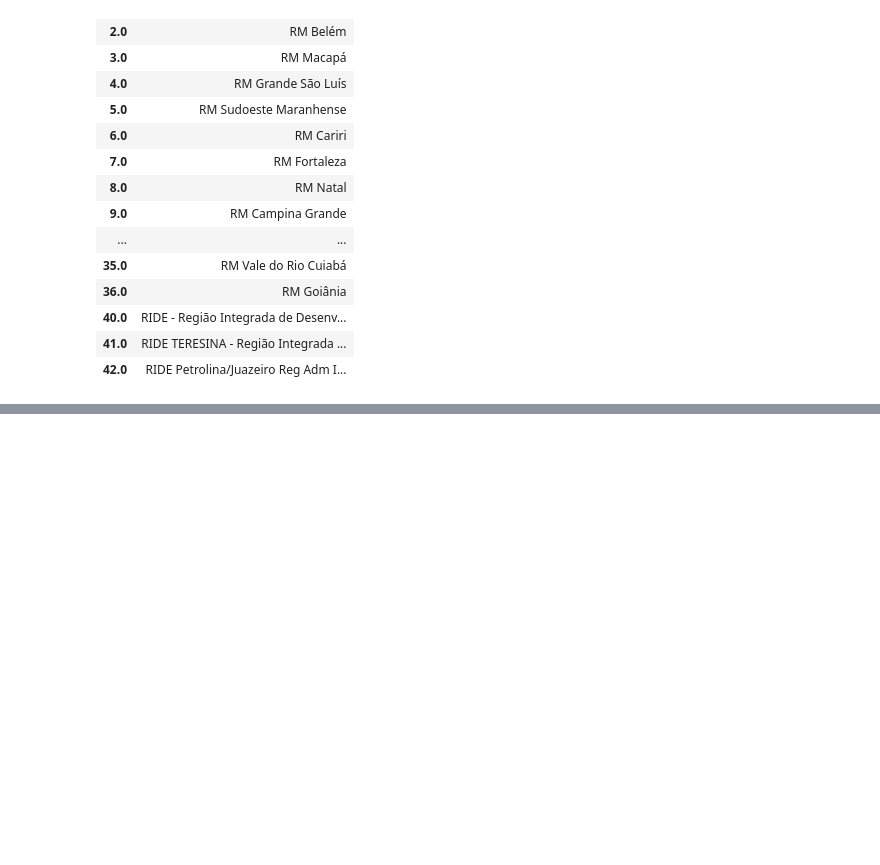
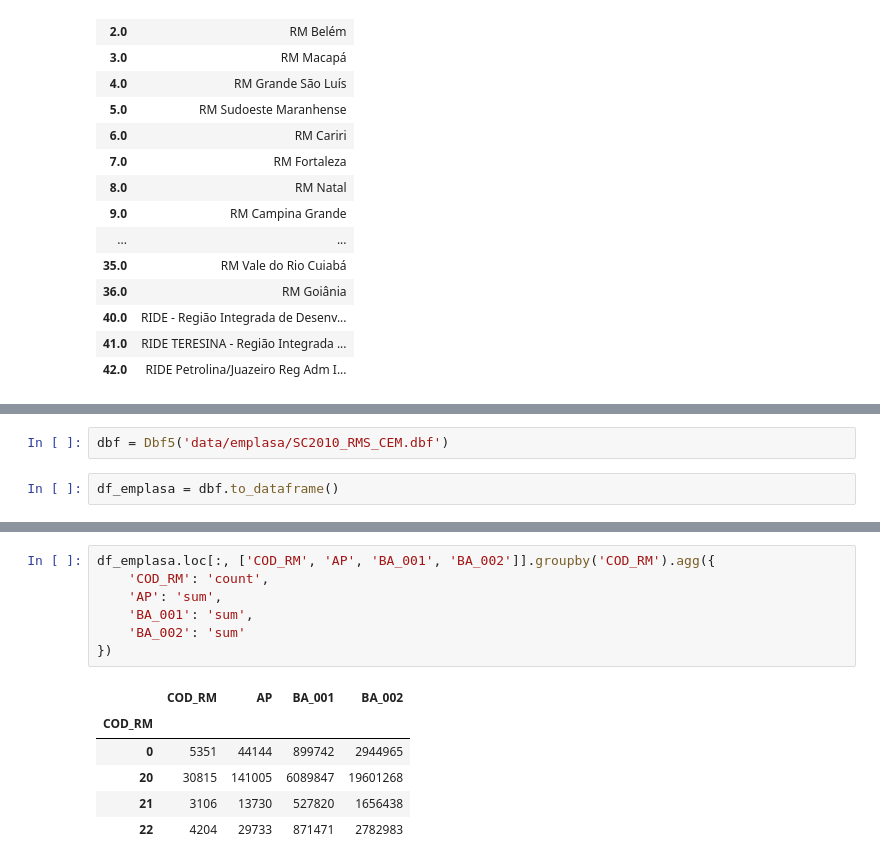
Before and after one commit to cem-usp/assentamentos-precarios-no-brasil-urbano, a Jupyter notebook: 10-analises-preliminares.ipynb, the cells around one changed output, grey strips where cells are left out. Drawn from its saved outputs; the diff is of its cells as text; blank space fills up the shorter version.

```diff
--- a/10-analises-preliminares.ipynb
+++ b/10-analises-preliminares.ipynb
@@ -108,0 +116,4 @@ gdf_br.loc[gdf_br.rm == 16., ['ID', 'legenda', 'numero_de_domicilios', 'numero_m
+# %%
+dbf = Dbf5('data/emplasa/SC2010_RMS_CEM.dbf')
+# %%
+df_emplasa = dbf.to_dataframe()
@@ -108,0 +168,14 @@ gdf_br.loc[gdf_br.rm == 16., ['ID', 'legenda', 'numero_de_domicilios', 'numero_m
+# %%
+df_emplasa.loc[:, ['COD_RM', 'AP', 'BA_001', 'BA_002']].groupby('COD_RM').agg({
+    'COD_RM': 'count',
+    'AP': 'sum',
+    'BA_001': 'sum',
+    'BA_002': 'sum'
+})
+# %% [output]
+|  | COD_RM | AP | BA_001 | BA_002 |
+| COD_RM |  |  |  |  |
+| 0 | 5351 | 44144 | 899742 | 2944965 |
+| 20 | 30815 | 141005 | 6089847 | 19601268 |
+| 21 | 3106 | 13730 | 527820 | 1656438 |
+| 22 | 4204 | 29733 | 871471 | 2782983 |
```
Also changed, not shown: parts of 17 cells of this notebook, 14 other files.
